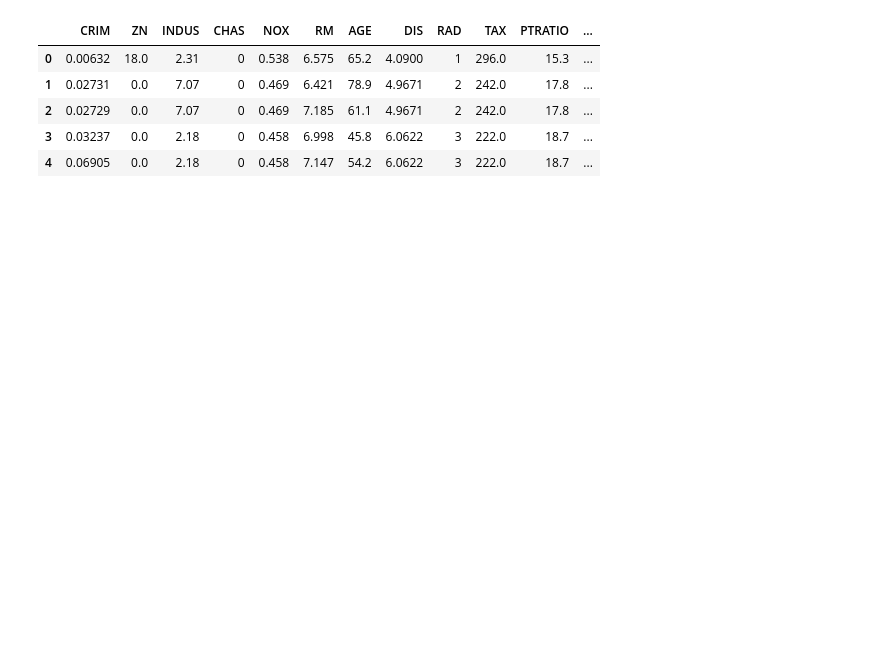
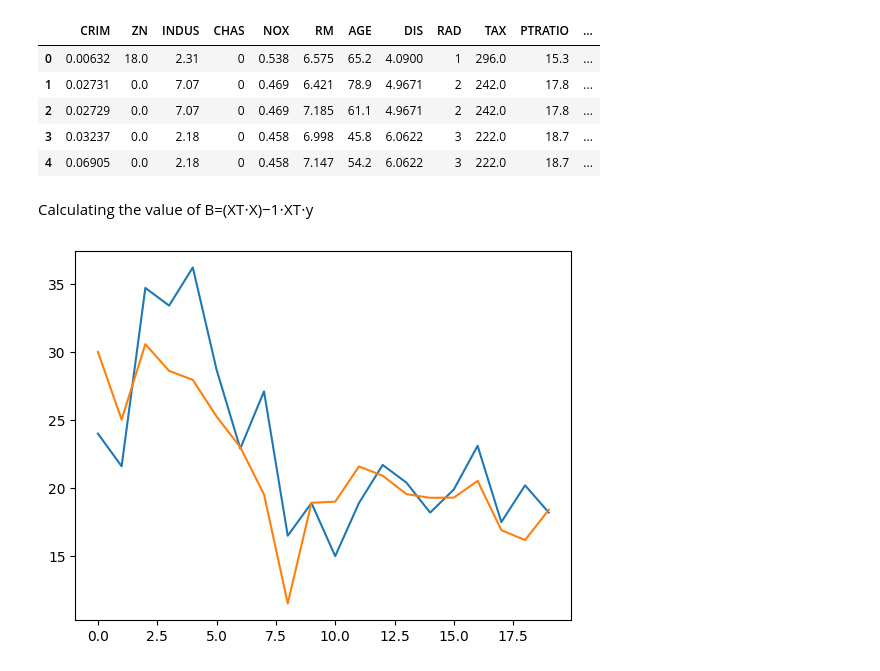
Before and after one commit to dhruvadeep/DeepLearning, a Jupyter notebook: Linear Neural Network/Regression/BostonDataset/main.ipynb, the cells around one changed output. Drawn from its saved outputs; the diff is of its cells as text; code cells hidden in the pictures; blank space fills up the shorter version.

```diff
--- a/Linear Neural Network/Regression/BostonDataset/main.ipynb
+++ b/Linear Neural Network/Regression/BostonDataset/main.ipynb
@@ -14,3 +14,29 @@ data.head()
 | 2 | 0.02729 | 0.0 | 7.07 | 0 | 0.469 | 7.185 | 61.1 | 4.9671 | 2 | 242.0 | 17.8 | ... |
 | 3 | 0.03237 | 0.0 | 2.18 | 0 | 0.458 | 6.998 | 45.8 | 6.0622 | 3 | 222.0 | 18.7 | ... |
 | 4 | 0.06905 | 0.0 | 2.18 | 0 | 0.458 | 7.147 | 54.2 | 6.0622 | 3 | 222.0 | 18.7 | ... |
+# %%
+# Creating the X and y arrays
+X = data.drop('MEDV', axis=1).values
+Y = data['MEDV'].values
+# %%
+# Adding a column of ones to the X array
+X = np.c_[np.ones(X.shape[0]), X]
+# %% [markdown]
+Calculating the value of B=(XT⋅X)−1⋅XT⋅y
+# %%
+# XTX = np.dot(X.T, X)
+# XTX_inv = np.linalg.inv(XTX)
+# WB = np.dot(np.dot(XTX_inv, X.T), Y)
+
+B = np.linalg.inv(X.T.dot(X)).dot(X.T).dot(Y)
+# %%
+# testing the model
+Y_pred = X.dot(B)
+
+# Plotting the results
+plt.plot(Y[:20], label='Real')
+# plt.show()
+plt.plot(Y_pred[:20], label='Predicted')
+plt.show()
+# %% [output]
+[figure, added]
```
Also changed, not shown: parts of 1 cell of this notebook, 1 other file.
